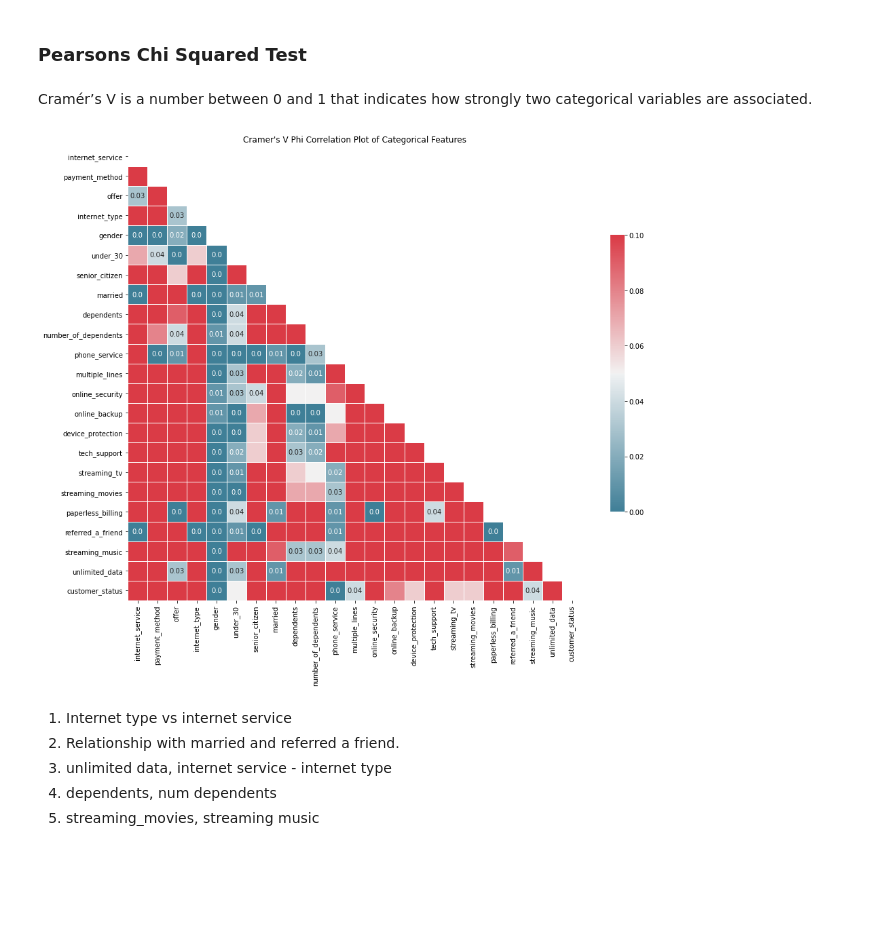
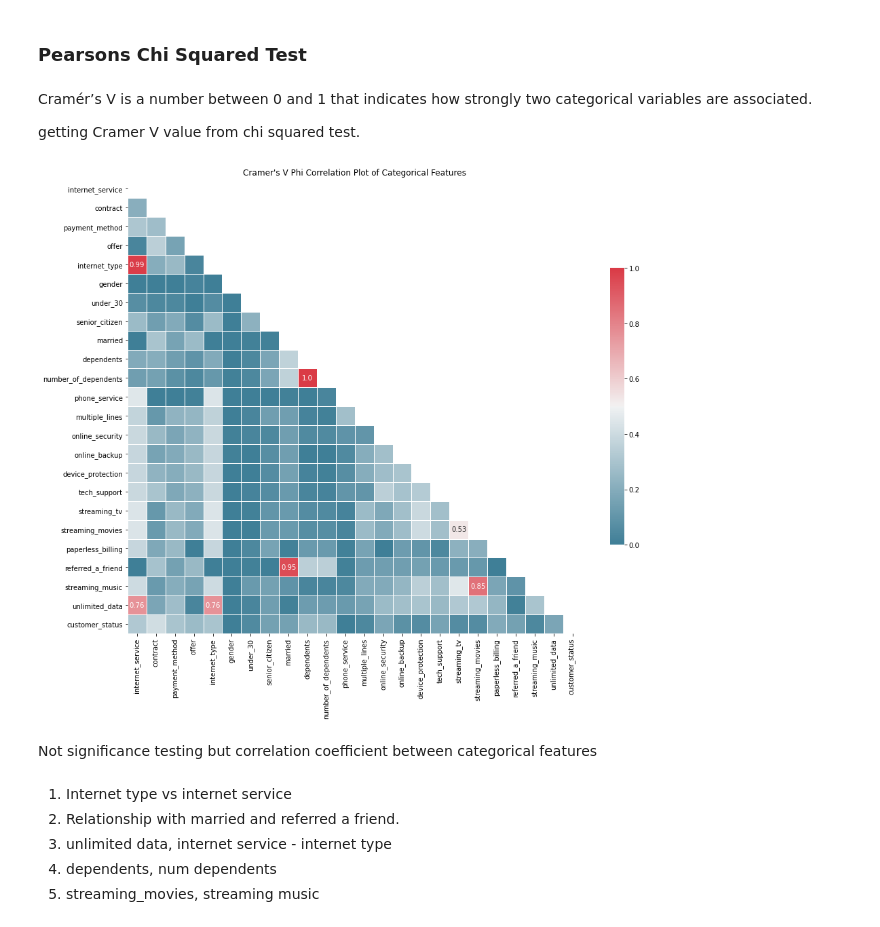
Before and after one commit to JeanLiew/Customer_Attrition_Model, a Jupyter notebook: code/02_EDA.ipynb, the cells around one changed output. Drawn from its saved outputs; the diff is of its cells as text; code cells hidden in the pictures; blank space fills up the shorter version.

```diff
--- a/code/02_EDA.ipynb
+++ b/code/02_EDA.ipynb
@@ -98,11 +114,11 @@ telco['gender'] = telco['gender'].replace({'Male': 0,'Female': 1})
 #create col for new_user
 telco['new_user'] = (telco['customer_status'] == 'Joined').astype(int)
 
-#target value churned  = 1, stayed = 0, joined = -1
+#target value churned  = 1, stayed = 0, joined = 0
 telco['customer_status'] = telco['customer_status'].replace({'Churned': 1,'Stayed': 0, 'Joined':0})
 
 #rename contract to num of months
-telco['contract'] = telco['contract'].replace({'Month-to-month': 1, 'Two year': 24, 'One year':12})
+# telco['contract'] = telco['contract'].replace({'Month-to-month': 1, 'Two year': 24, 'One year':12})
 # %%
 #null in churn cat and churn reason
 telco.info()
@@ -242,6 +263,8 @@ cat_tel.head()
 ### Pearsons Chi Squared Test
 # %% [markdown]
 Cramér’s V is a number between 0 and 1 that indicates how strongly two categorical variables are associated.
+
+getting Cramer V  value from chi squared test.
 # %%
 #cramers formula : using chi2 to measure strength of relationship
 def cramers_v(x, y):
@@ -249,36 +272,38 @@ def cramers_v(x, y):
     confusion_matrix = pd.crosstab(x,y)
     chi2 = stats.chi2_contingency(confusion_matrix)[0] #chi2
     n = confusion_matrix.sum().sum()
     phi2 = chi2/n
     r,k = confusion_matrix.shape
     phi2corr = max(0, phi2-((k-1)*(r-1))/(n-1))
     rcorr = r-((r-1)**2)/(n-1)
     kcorr = k-((k-1)**2)/(n-1)
     return np.sqrt(phi2corr/min((kcorr-1),(rcorr-1)))
 
 
 # Create a correlation dataframe
 corrs = dict()
 categorical = cat_tel
 for out_col in categorical.columns:
     col_corr = dict()
     for in_col in categorical.columns:
         col_corr[in_col] = cramers_v(categorical[in_col], categorical[out_col])
     corrs[out_col] = col_corr
 corrs = pd.DataFrame(corrs)
 # Plotting correlation heatmap
 corr = round(corrs, 2)
 plt.figure(figsize=(15,15))
 cmap = sns.diverging_palette(225,10,as_cmap=True)
 mask = np.triu(np.ones_like(corr, dtype= bool))
-labels = corr.applymap(lambda v: v if (v < 0.05) else '')
+labels = corr.applymap(lambda v: v if (v > 0.45) else '')
 
 sns.heatmap(corr, square=True, annot=labels, mask=mask, cmap=cmap,
-            linewidths=.5, cbar_kws={'shrink':0.5}, fmt='.2', vmin=0, vmax=0.1)
+            linewidths=.5, cbar_kws={'shrink':0.5}, fmt='.2', vmin=0, vmax=1)
 plt.title("Cramer's V Phi Correlation Plot of Categorical Features")
 plt.show()
 # %% [output]
-[figure, old version]
+[figure, new version]
+# %% [markdown]
+Not significance testing but correlation coefficient between categorical features
 # %% [markdown]
 1. Internet type vs internet service
 2. Relationship with married and referred a friend.
```
Also changed, not shown: parts of 41 cells of this notebook, 9 other files.
